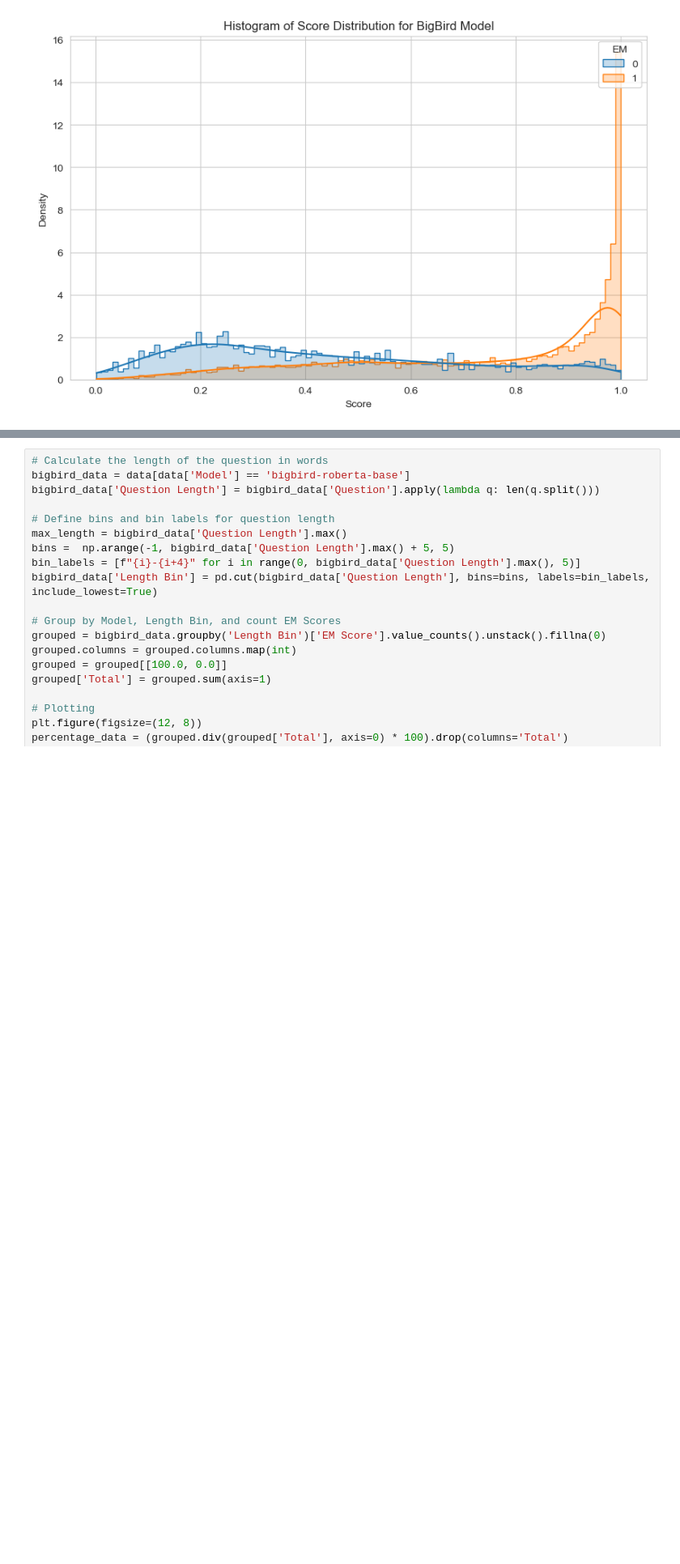
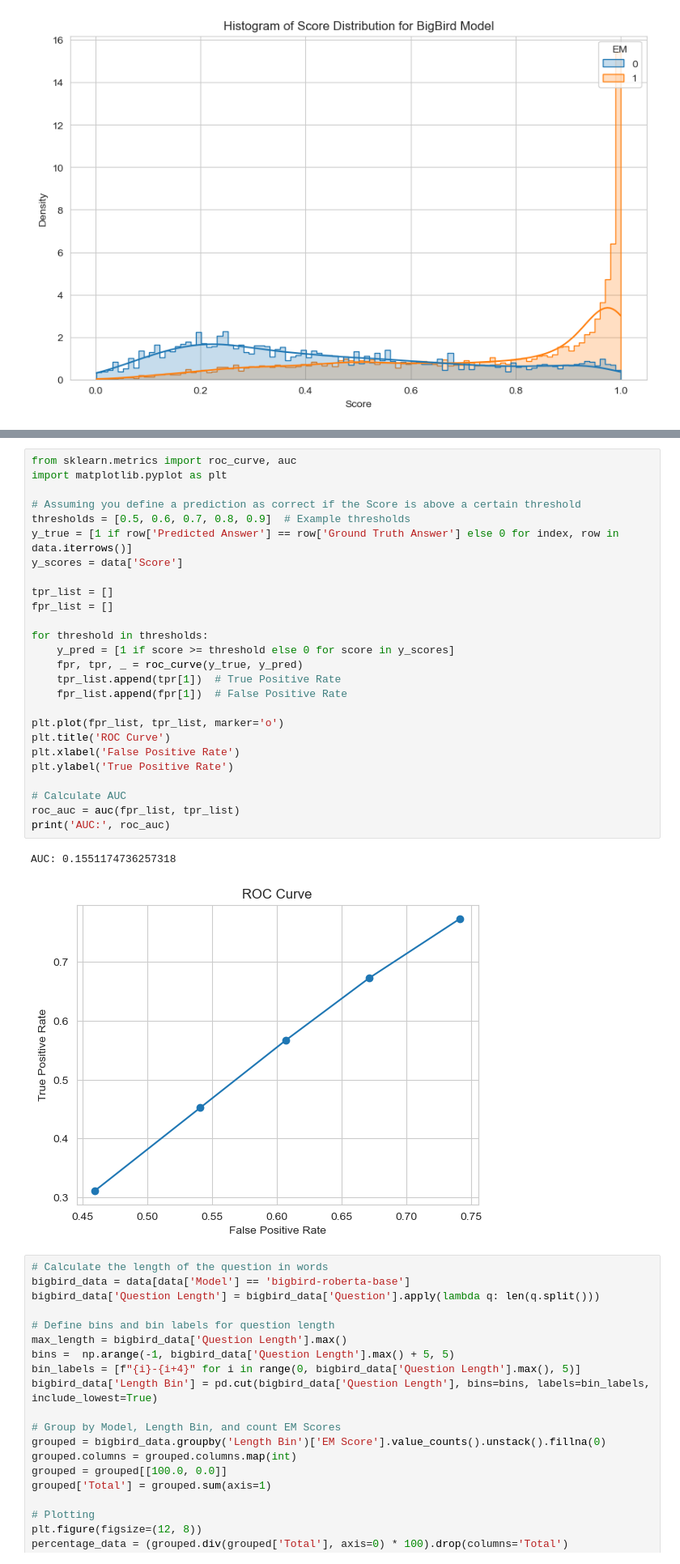
Before and after one commit to najjarfred/DocQA, a Jupyter notebook: Data Exploration and Model Fine-tuning.ipynb, the cells around one changed output, grey strips where cells are left out. Shown at 81% size. Saved outputs shown, nothing was run; the diff lists cells and outputs as text; blank space fills up the shorter version.

```diff
--- a/Data Exploration and Model Fine-tuning.ipynb
+++ b/Data Exploration and Model Fine-tuning.ipynb
@@ -891,3 +924,32 @@ data = pd.read_csv('squad2_model_evaluation_analysis.csv')
+# %%
+from sklearn.metrics import roc_curve, auc
+import matplotlib.pyplot as plt
+
+# Assuming you define a prediction as correct if the Score is above a certain threshold
+thresholds = [0.5, 0.6, 0.7, 0.8, 0.9]  # Example thresholds
+y_true = [1 if row['Predicted Answer'] == row['Ground Truth Answer'] else 0 for index, row in data.iterrows()]
+y_scores = data['Score']
+
+tpr_list = []
+fpr_list = []
+
+for threshold in thresholds:
+    y_pred = [1 if score >= threshold else 0 for score in y_scores]
+    fpr, tpr, _ = roc_curve(y_true, y_pred)
+    tpr_list.append(tpr[1])  # True Positive Rate
+    fpr_list.append(fpr[1])  # False Positive Rate
+
+plt.plot(fpr_list, tpr_list, marker='o')
+plt.title('ROC Curve')
+plt.xlabel('False Positive Rate')
+plt.ylabel('True Positive Rate')
+
+# Calculate AUC
+roc_auc = auc(fpr_list, tpr_list)
+print('AUC:', roc_auc)
+# %% [output]
+AUC: 0.1551174736257318
+[figure, added]
 # %%
 # Calculate the length of the question in words
 bigbird_data = data[data['Model'] == 'bigbird-roberta-base']
```
Also changed, not shown: parts of 14 cells of this notebook, 10 other files.
